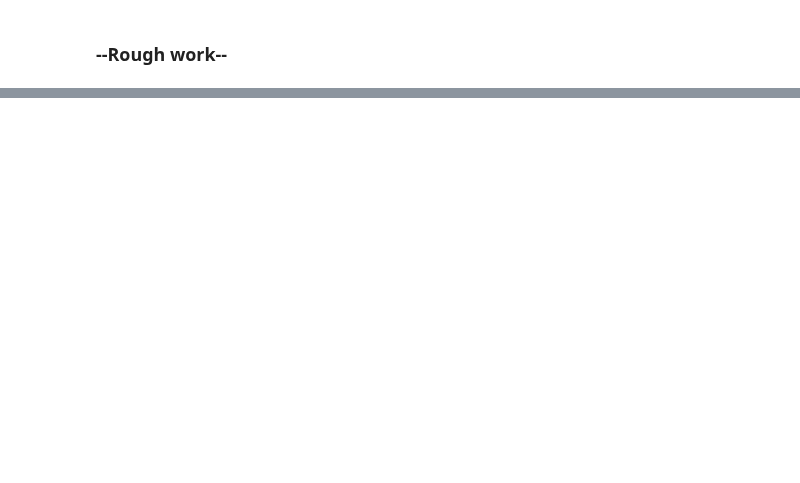
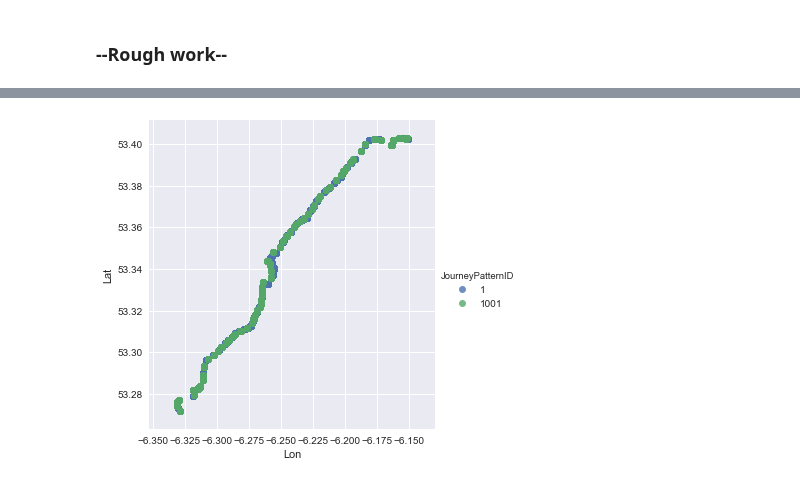
Before and after one commit to brokenloop/Research_practicum_2017, a Jupyter notebook: Data Analysis/Daniel/Clean by distance.ipynb, the cells around one changed output, grey strips where cells are left out. Drawn from its saved outputs; the diff is of its cells as text; code cells hidden in the pictures; blank space fills up the shorter version.

```diff
--- a/Data Analysis/Daniel/Clean by distance.ipynb
+++ b/Data Analysis/Daniel/Clean by distance.ipynb
@@ -150,0 +153,7 @@ plotdf.plot.scatter(x="Lon", y="Lat")
+# %%
+# Scatterplot arguments
+cleanplot = sns.lmplot(x='Lon', y='Lat', data=newdf,
+           fit_reg=False, # No regression line
+            hue='JourneyPatternID')
+# %% [output]
+[figure, added]
```
Also changed, not shown: parts of 23 cells of this notebook, 2 other files.
